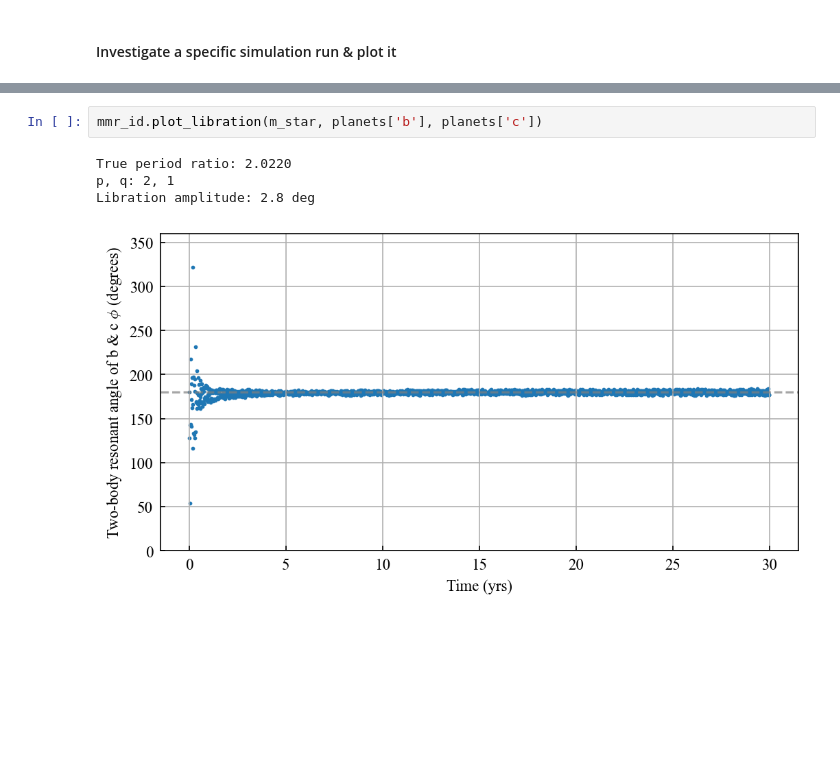
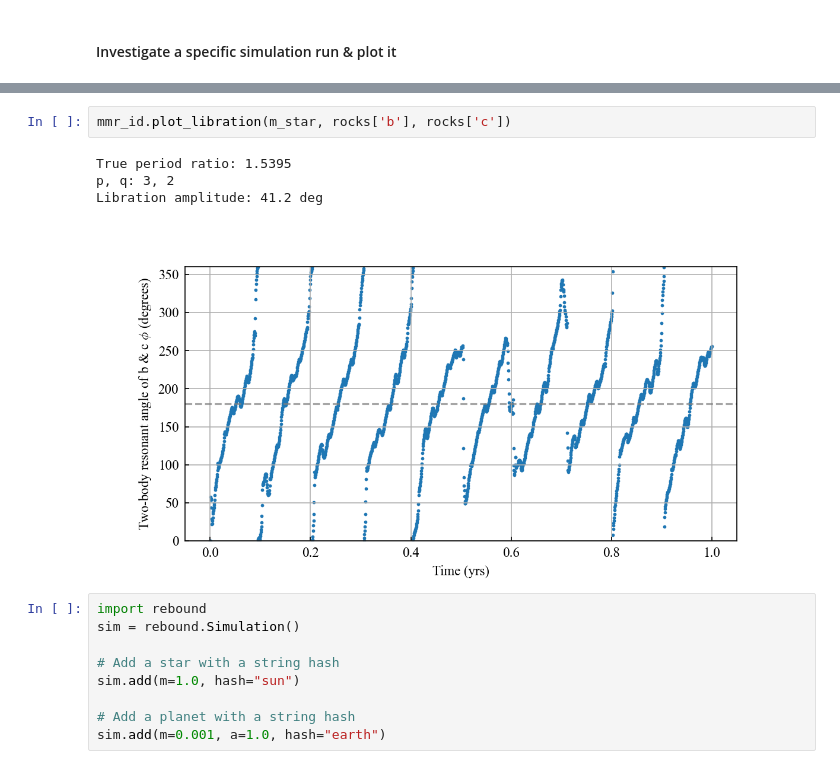
Before and after one commit to dchen10Git/uh-ifa-reu-2026, a Jupyter notebook: pilot.ipynb, the cells around one changed output, grey strips where cells are left out. Cells and saved outputs as stored; diff of their text form; blank space fills up the shorter version.

Commit message:
This rocks

```diff
--- a/pilot.ipynb
+++ b/pilot.ipynb
@@ -112,7 +232,16 @@ reb_sims.plot_system(saved_sim)
 # %%
-mmr_id.plot_libration(m_star, planets['b'], planets['c'])
+mmr_id.plot_libration(m_star, rocks['b'], rocks['c'])
 # %% [output]
-True period ratio: 2.0220
-p, q: 2, 1
-Libration amplitude: 2.8 deg
+True period ratio: 1.5395
+p, q: 3, 2
+Libration amplitude: 41.2 deg
-[figure, old version]
+[figure, new version]
+# %%
+import rebound
+sim = rebound.Simulation()
+
+# Add a star with a string hash
+sim.add(m=1.0, hash="sun")
+
+# Add a planet with a string hash
+sim.add(m=0.001, a=1.0, hash="earth")
```
Also changed, not shown: parts of 4 cells of this notebook, 1 other file.
